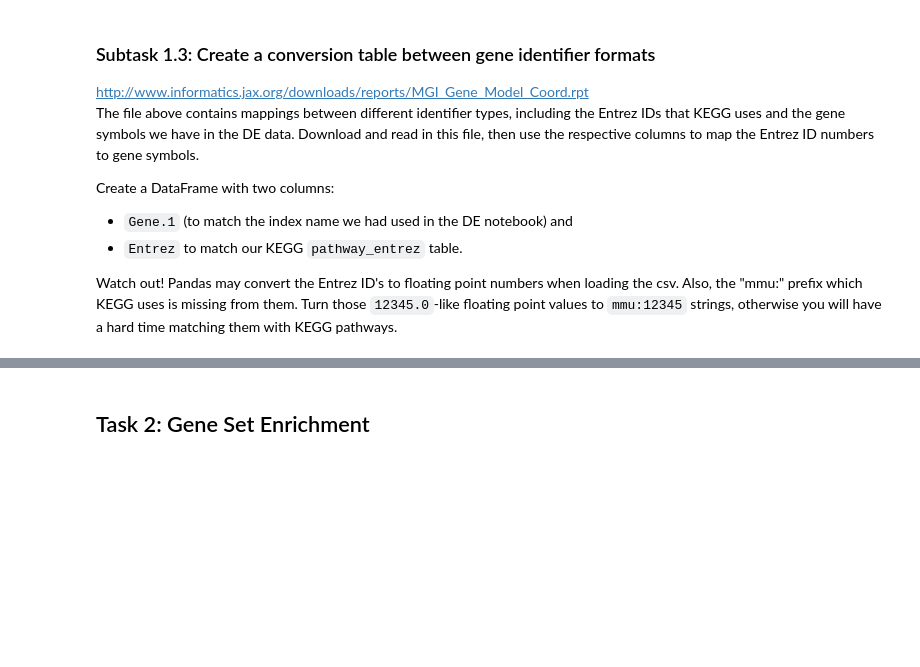
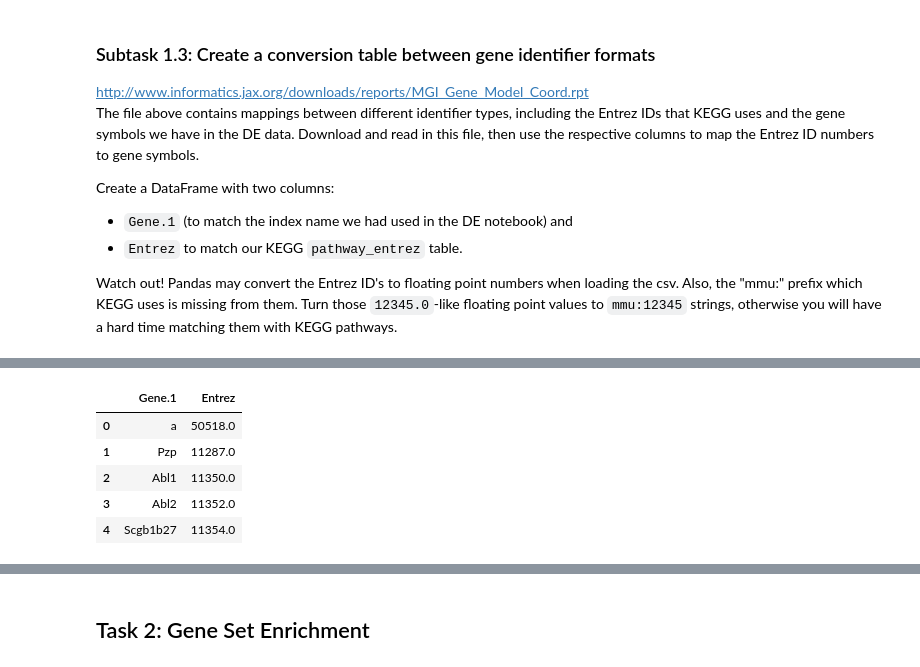
Before and after one commit to Osrip/Integrated_Bioinformatics, a Jupyter notebook: IntegratedBioinformatics/notebooks/Day67_Pathways.ipynb, the cells around one changed output, grey strips where cells are left out. Saved outputs shown, nothing was run; the diff lists cells and outputs as text; code cells hidden in the pictures; blank space fills up the shorter version.

```diff
--- a/IntegratedBioinformatics/notebooks/Day67_Pathways.ipynb
+++ b/IntegratedBioinformatics/notebooks/Day67_Pathways.ipynb
@@ -104,0 +225,14 @@ Watch out! Pandas may convert the Entrez ID's to floating point numbers when loa
+# %%
+#rpt_df.columns.tolist()
+conv_table = rpt_df[['3. marker symbol', '6. Entrez gene id']]
+conv_table = conv_table.dropna(axis = 0)
+conv_table = conv_table.rename(columns = {'3. marker symbol': 'Gene.1', '6. Entrez gene id': 'Entrez'})
+#conv_table[]
+conv_table.head()
+# %% [output]
+|  | Gene.1 | Entrez |
+| 0 | a | 50518.0 |
+| 1 | Pzp | 11287.0 |
+| 2 | Abl1 | 11350.0 |
+| 3 | Abl2 | 11352.0 |
+| 4 | Scgb1b27 | 11354.0 |
```
Also changed, not shown: parts of 12 cells of this notebook.
